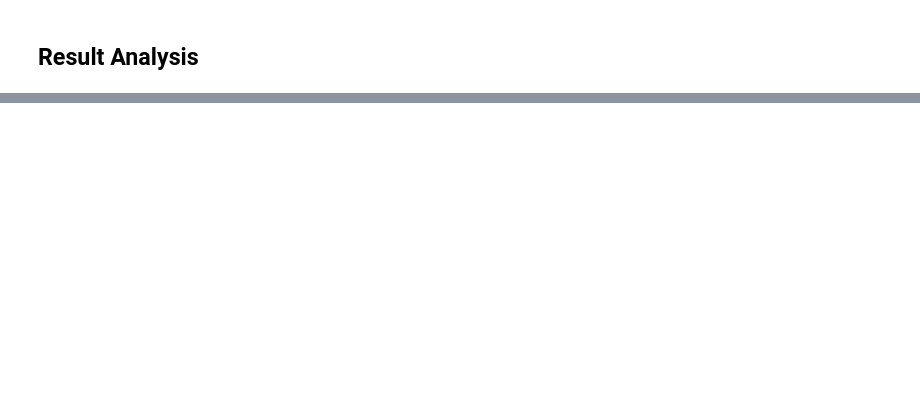
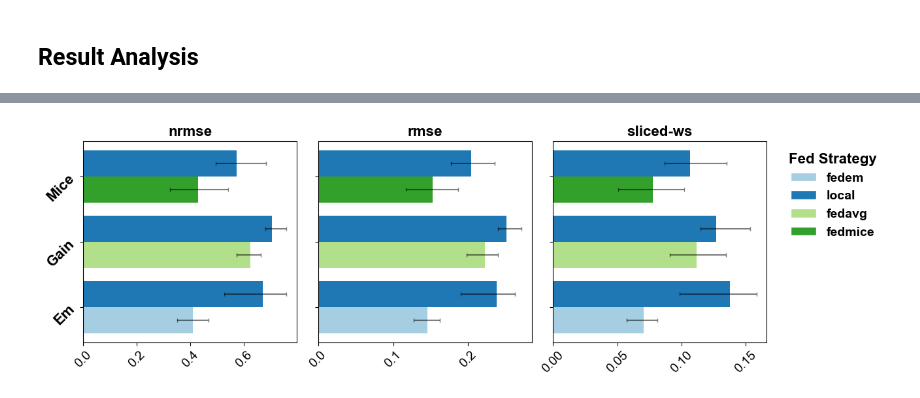
Before and after one commit to idsla/FedImpute, a Jupyter notebook: tutorials/benchmark.ipynb, the cells around one changed output, grey strips where cells are left out. Saved outputs shown, nothing was run; the diff lists cells and outputs as text; code cells hidden in the pictures; blank space fills up the shorter version.

```diff
--- a/tutorials/benchmark.ipynb
+++ b/tutorials/benchmark.ipynb
@@ -191,0 +237,8 @@ pipeline.plot_pipeline_results(
+# %%
+pipeline.plot_pipeline_results(
+    metric_aspect = 'imp_quality',
+    plot_type = 'bar',
+    save_path = "./plots/benchmark_impquality.pdf"
+)
+# %% [output]
+[figure, added]
```
Also changed, not shown: parts of 9 cells of this notebook, 22 other files.
